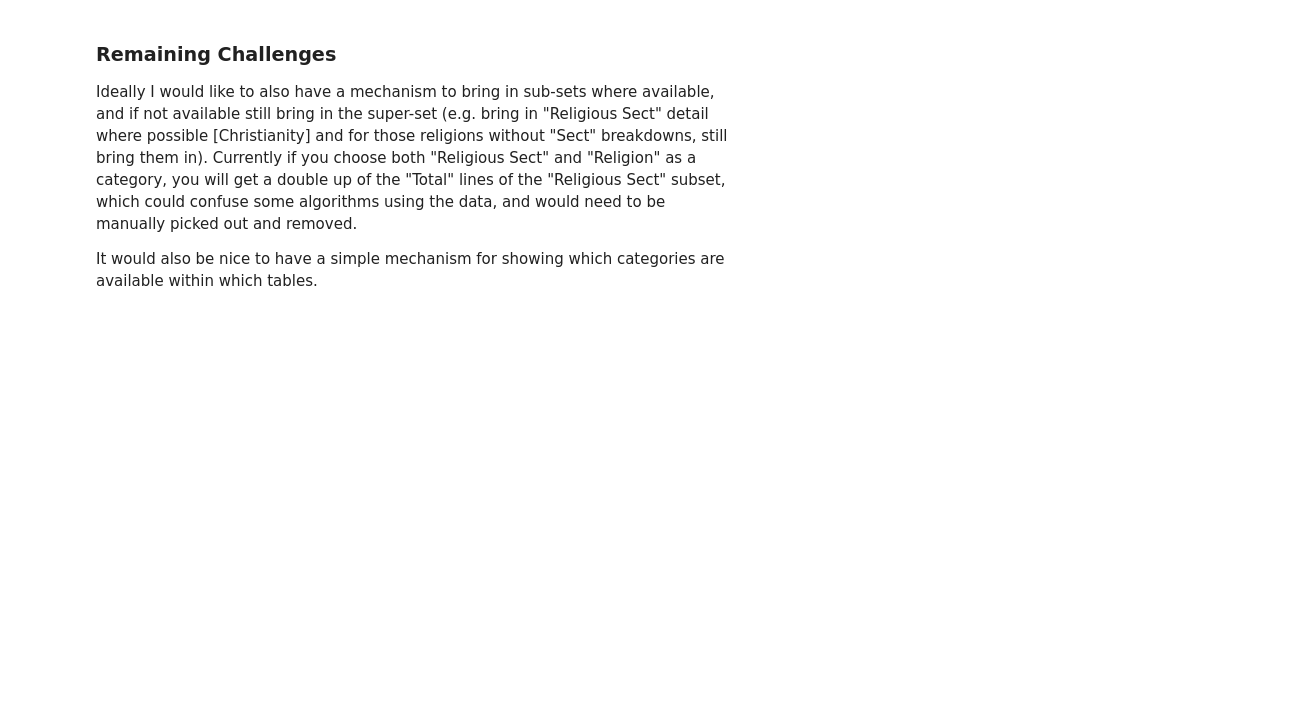
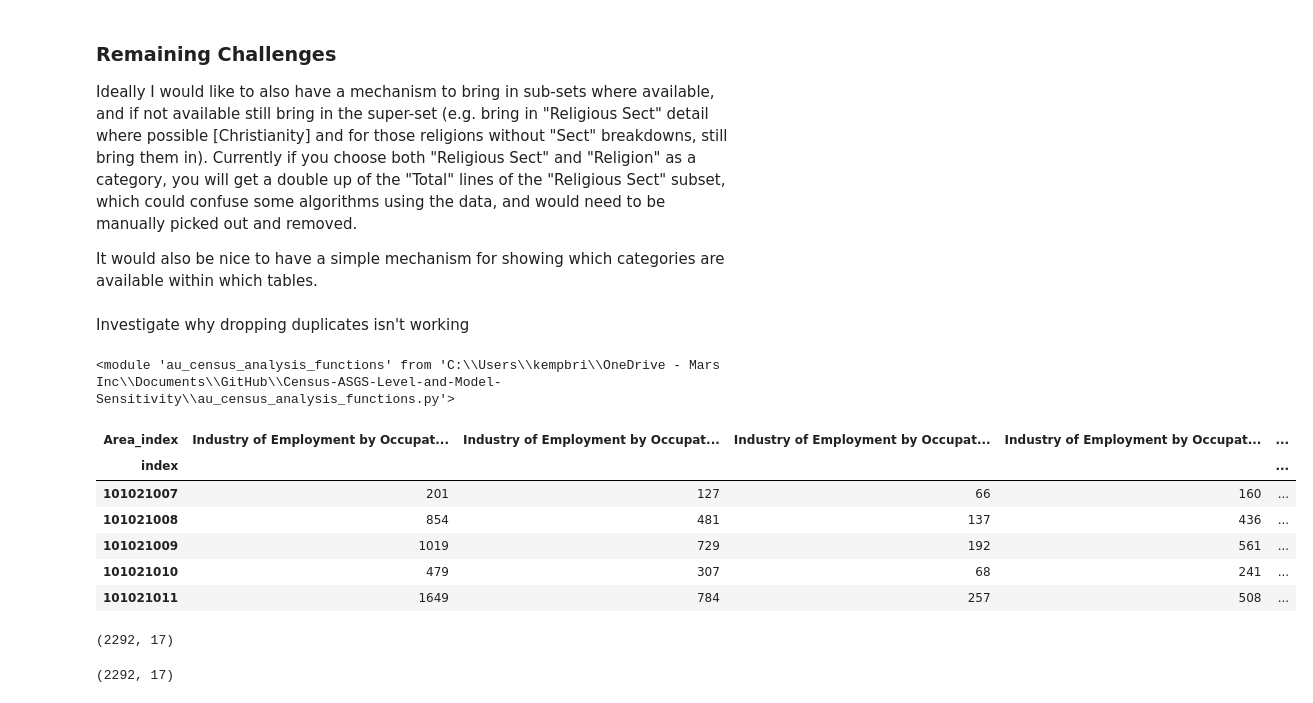
Before and after one commit to blkemp/Census-ASGS-Level-and-Model-Sensitivity, a Jupyter notebook: Census data navigation workings.ipynb, the cells around one changed output. Cells and saved outputs as stored; diff of their text form; code cells hidden in the pictures; blank space fills up the shorter version.

```diff
--- a/Census data navigation workings.ipynb
+++ b/Census data navigation workings.ipynb
@@ -592,3 +592,5 @@ df_y.head()
 Ideally I would like to also have a mechanism to bring in sub-sets where available, and if not available still bring in the super-set (e.g. bring in "Religious Sect" detail where possible [Christianity] and for those religions without "Sect" breakdowns, still bring them in). Currently if you choose both "Religious Sect" and "Religion" as a category, you will get a double up of the "Total" lines of the "Religious Sect" subset, which could confuse some algorithms using the data, and would need to be manually picked out and removed.
 
 It would also be nice to have a simple mechanism for showing which categories are available within which tables.
+# %% [markdown]
+Investigate why dropping duplicates isn't working
@@ -594,0 +617,29 @@ It would also be nice to have a simple mechanism for showing which categories ar
+# %%
+import importlib
+importlib.reload(cnss_func)
+# %% [output]
+<module 'au_census_analysis_functions' from 'C:\\Users\\kempbri\\OneDrive - Mars Inc\\Documents\\GitHub\\Census-ASGS-Level-and-Model-Sensitivity\\au_census_analysis_functions.py'>
+# %%
+load_features = ['Age','Income','Occupation',
+                 'Family Composition','Internet status',
+                 'Building occupation status','Number of Bedrooms',
+                 'Place of Birth','Country of Birth of Parents','Year of Arrival']
+input_vectors = cnss_func.load_tables_specify_cats(['G53','G58'], load_features, statistical_area_code='SA2')
+# %%
+input_vectors.head()
+# %% [output]
+| Area_index | Industry of Employment by Occupat... | Industry of Employment by Occupat... | Industry of Employment by Occupat... | Industry of Employment by Occupat... | ... |
+| index |  |  |  |  | ... |
+| 101021007 | 201 | 127 | 66 | 160 | ... |
+| 101021008 | 854 | 481 | 137 | 436 | ... |
+| 101021009 | 1019 | 729 | 192 | 561 | ... |
+| 101021010 | 479 | 307 | 68 | 241 | ... |
+| 101021011 | 1649 | 784 | 257 | 508 | ... |
+# %%
+input_vectors.shape
+# %% [output]
+(2292, 17)
+# %%
+input_vectors.T.drop_duplicates().T.shape
+# %% [output]
+(2292, 17)
```
Also changed, not shown: parts of 2 cells of this notebook, 18 other files.
